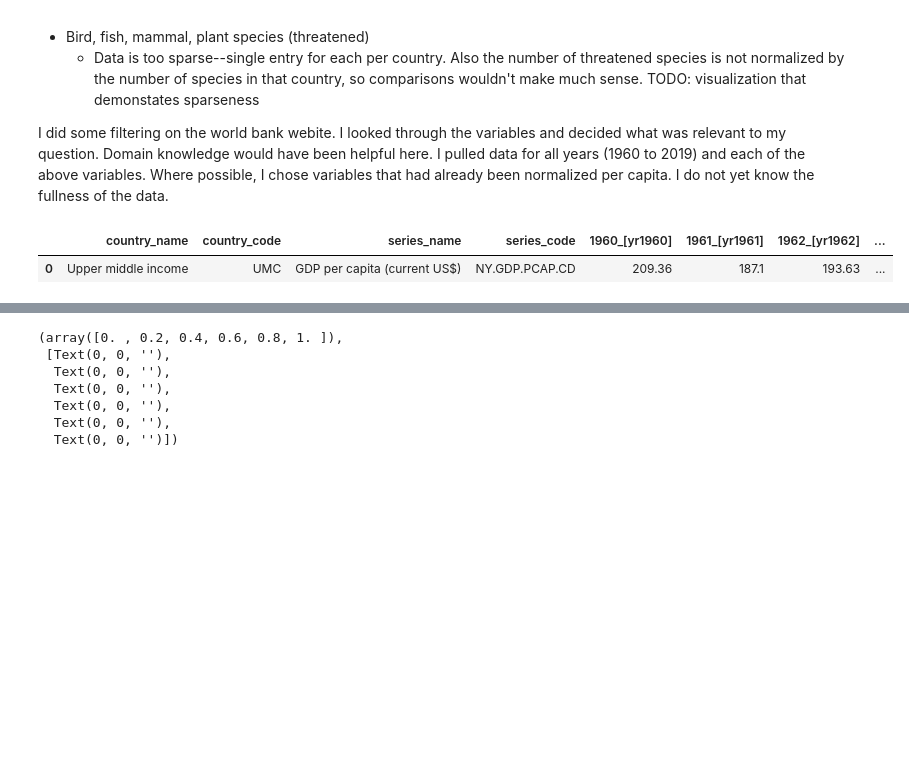
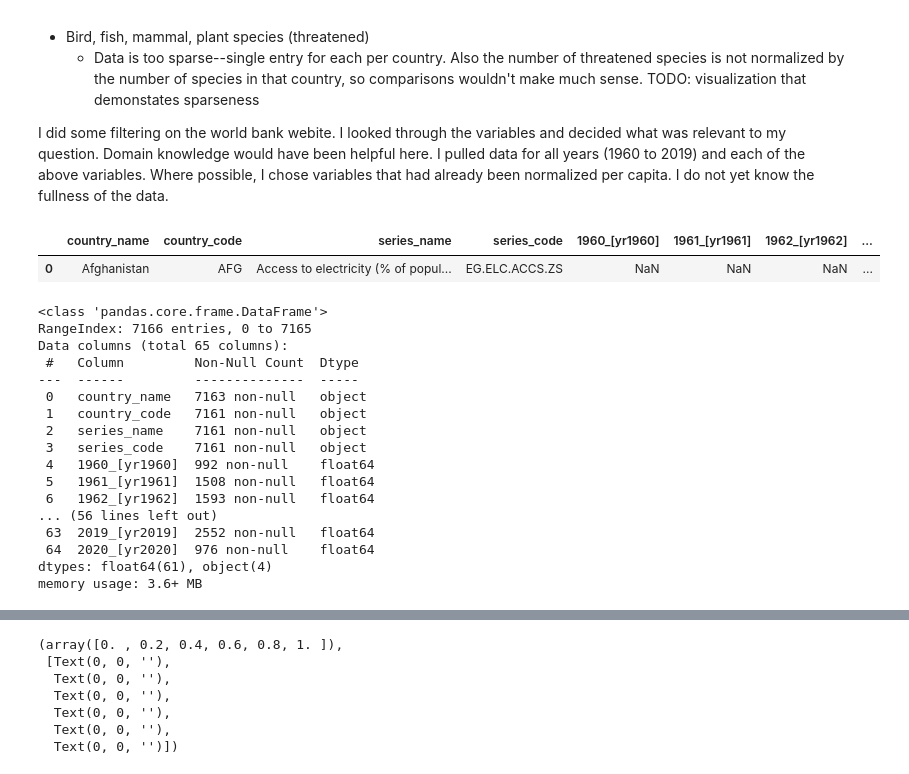
Before and after one commit to ccharp/msds, a Jupyter notebook: 511/a4/a4.ipynb, the cells around one changed output, grey strips where cells are left out. Drawn from its saved outputs; the diff is of its cells as text; code cells hidden in the pictures; blank space fills up the shorter version.

```diff
--- a/511/a4/a4.ipynb
+++ b/511/a4/a4.ipynb
@@ -51,20 +51,38 @@ I did some filtering on the world bank webite. I looked through the variables an
 # %%
 import pandas as pd
 import numpy as np
 import requests
 
 pd.set_option('display.max.columns', None)
 pd.set_option('display.precision', 2)
 
-df = pd.read_csv('data/world_indicators_data.csv', na_values='..')
+df = pd.read_csv('data/species.csv', na_values='..')
 
 # Standardize column names: replace spaces with underscores and upper-case with lower-case
 df.columns = [c.lower().replace(' ', '_').replace('(', '').replace(')', ''). replace('%', 'percent') for c in df.columns]
 
 df.head(1)
+df.info()
 # %% [output]
 |  | country_name | country_code | series_name | series_code | 1960_[yr1960] | 1961_[yr1961] | 1962_[yr1962] | ... |
-| 0 | Upper middle income | UMC | GDP per capita (current US$) | NY.GDP.PCAP.CD | 209.36 | 187.1 | 193.63 | ... |
+| 0 | Afghanistan | AFG | Access to electricity (% of popul... | EG.ELC.ACCS.ZS | NaN | NaN | NaN | ... |
+<class 'pandas.core.frame.DataFrame'>
+RangeIndex: 7166 entries, 0 to 7165
+Data columns (total 65 columns):
+ #   Column         Non-Null Count  Dtype
+---  ------         --------------  -----
+ 0   country_name   7163 non-null   object
+ 1   country_code   7161 non-null   object
+ 2   series_name    7161 non-null   object
+ 3   series_code    7161 non-null   object
+ 4   1960_[yr1960]  992 non-null    float64
+ 5   1961_[yr1961]  1508 non-null   float64
+ 6   1962_[yr1962]  1593 non-null   float64
+... (56 lines left out)
+ 63  2019_[yr2019]  2552 non-null   float64
+ 64  2020_[yr2020]  976 non-null    float64
+dtypes: float64(61), object(4)
+memory usage: 3.6+ MB
 # %%
 # Transform data to be of this form:
 # country_name, year, series_1, series_1, series_n
```
Also changed, not shown: parts of 10 cells of this notebook.
